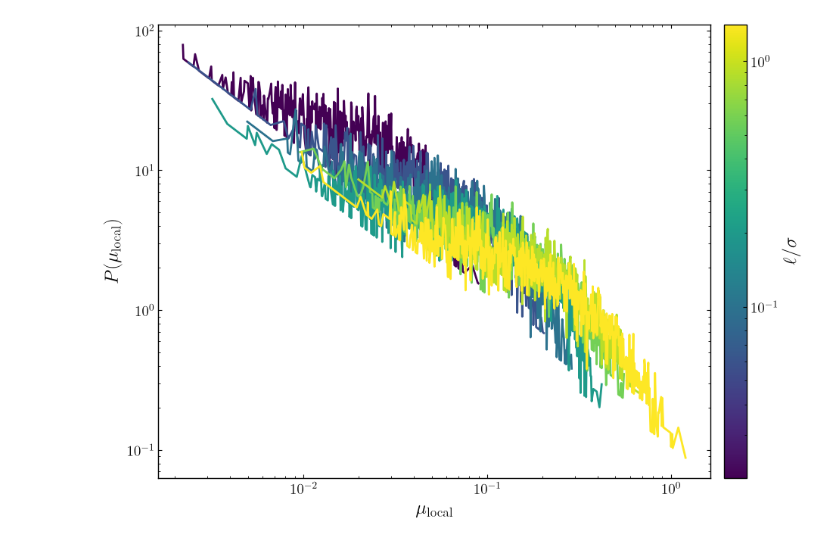
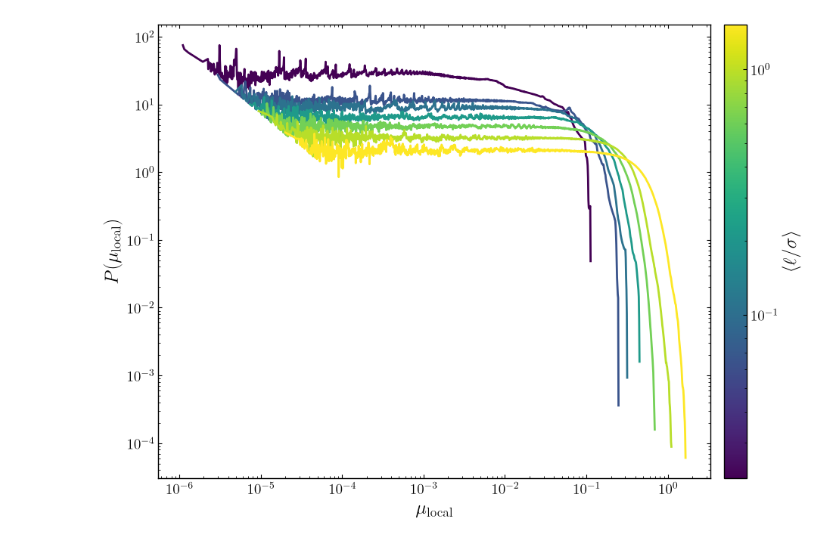
Before and after one commit to rohan-goyal-1/summer-26, a Jupyter notebook: friction/thomson/thomson.ipynb, the cells around one changed output. Cells and saved outputs as stored; diff of their text form; code cells hidden in the pictures.

```diff
--- a/friction/thomson/thomson.ipynb
+++ b/friction/thomson/thomson.ipynb
@@ -28,7 +28,8 @@ plt.rcParams.update({
     "image.cmap": "viridis",
 })
 # %%
-JAMMED_DATA_DIR = Path("/home/rg2248/project/friction/data/local-friction/thomson/jammed")
+THOMSON_DATA_DIR = Path("/home/rg2248/project/friction/data/local-friction/thomson/sample")
+UNIFORM_DATA_DIR = Path("/home/rg2248/project/friction/data/local-friction/uniform/sample")
 # %%
 def load_data(data_dir):
     files = sorted(
@@ -41,18 +42,12 @@ def load_data(data_dir):
         for path in files
     }
 
-jammed_data = load_data(JAMMED_DATA_DIR)
+thomson_data = load_data(THOMSON_DATA_DIR)
+uniform_data = load_data(UNIFORM_DATA_DIR)
 
-mu_eff = np.array(sorted(jammed_data.keys()))
-data = jammed_data
+mu_eff = np.array(sorted(thomson_data.keys() & uniform_data.keys()))
+data = thomson_data
+jammed_data = thomson_data
 # %%
 for value in mu_eff:
     jammed = jammed_data[value]
-
-    print(
-        f"μeff={value:g}  "
-        f"All={len(jammed['all'])}  "
-        f"SS={len(jammed['ss'])}  "
-        f"SL={len(jammed['sl'])}  "
-        f"LL={len(jammed['ll'])}"
-    )
@@ -67,14 +54,19 @@ for value in mu_eff:
 # %%
 from matplotlib.colors import LogNorm
 
-l_over_sigma = 2 * mu_eff / np.sqrt(1 + mu_eff**2)
-min_count = 4
+l_over_sigma = np.array([
+    float(jammed_data[value]["l_over_sigma"])
+    if "l_over_sigma" in jammed_data[value]
+    else 2 * value / np.sqrt(1 + value**2)
+    for value in mu_eff
+])
+min_count = 10
 
 def positive(values):
     return values[np.isfinite(values) & (values > 0)]
 
 positive_values = np.concatenate([
-    positive(jammed_data[value]["all"])
+    positive(jammed_data[value]["mu"])
     for value in mu_eff
 ])
 
@@ -91,34 +83,34 @@ cmap = plt.get_cmap("viridis")
 def density(values):
     values = positive(values)
     counts, _ = np.histogram(values, bins=bins)
     probability = counts / (len(values) * np.diff(bins))
     return probability, counts
 
 fig, ax = plt.subplots()
 
 for value, ratio in zip(mu_eff, l_over_sigma):
-    probability, counts = density(jammed_data[value]["all"])
+    probability, counts = density(jammed_data[value]["mu"])
     mask = counts >= min_count
 
     ax.plot(
         centers[mask],
         probability[mask],
         color=cmap(norm(ratio)),
     )
 
 colorbar = fig.colorbar(
     plt.cm.ScalarMappable(norm=norm, cmap=cmap),
     ax=ax,
     pad=0.02,
 )
 
-colorbar.set_label(r"$\ell/\sigma$")
+colorbar.set_label(r"$\langle \ell/\sigma \rangle$")
 ax.set_xscale("log")
 ax.set_yscale("log")
 ax.set_xlabel(r"$\mu_{\mathrm{local}}$")
 ax.set_ylabel(r"$P(\mu_{\mathrm{local}})$")
 plt.tight_layout()
-plt.savefig("../../figures/friction/thomson/jammed-distributions.png", dpi=600, bbox_inches="tight")
+plt.savefig("../../figures/friction/thomson/single_particle-distributions.png", dpi=600, bbox_inches="tight")
 plt.show()
 # %% [output]
-[figure, old version]
+[figure, new version]
```
Also changed, not shown: parts of 2 cells of this notebook, 6 other files.
